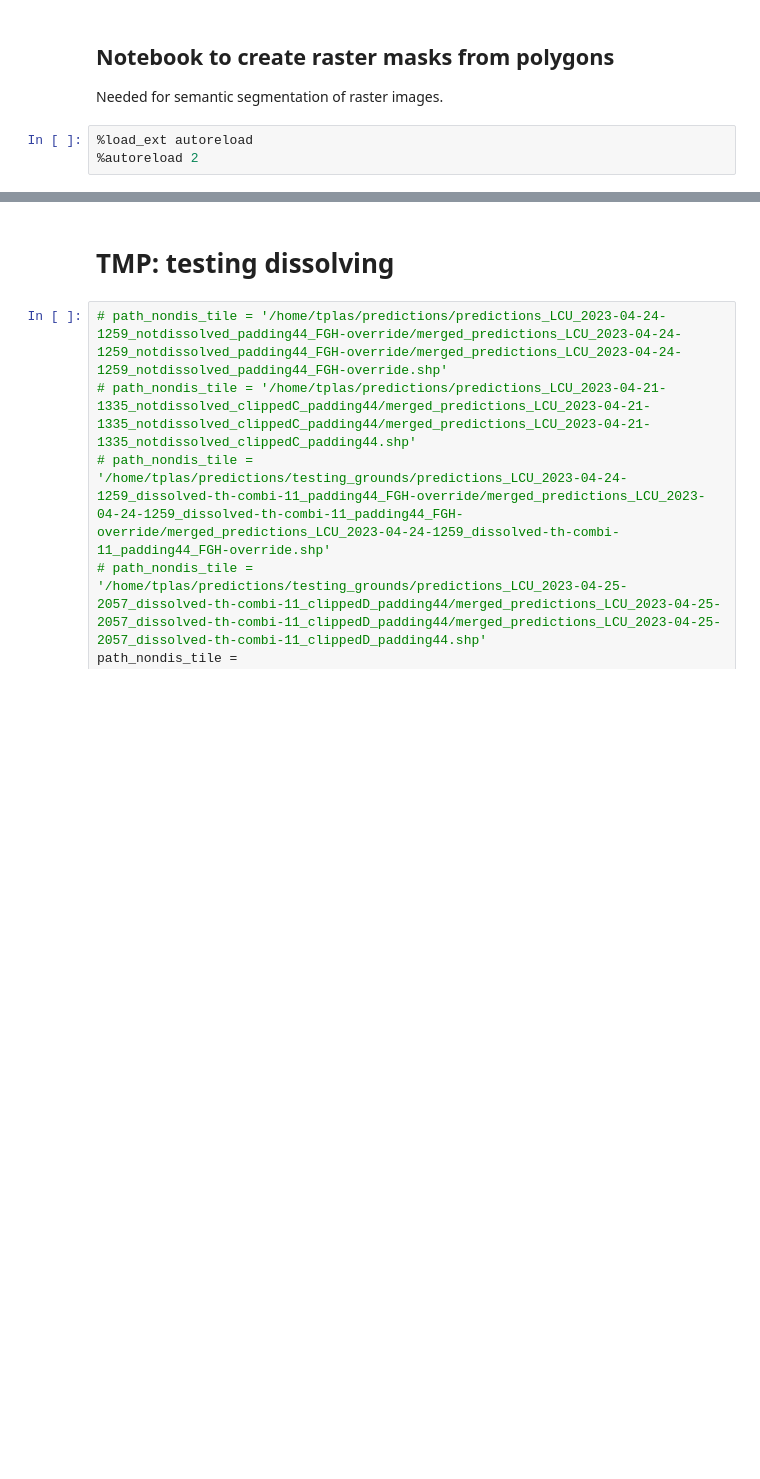
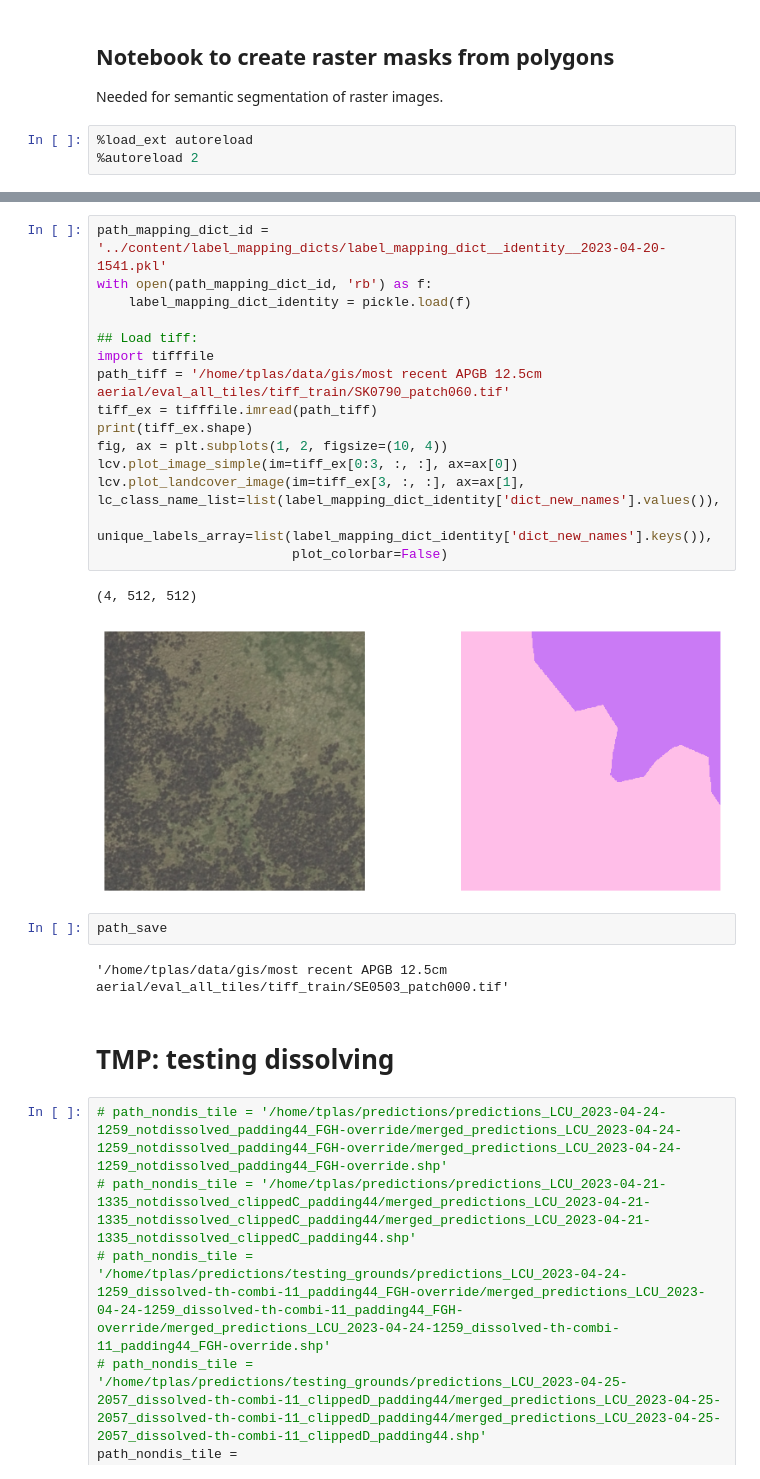
Before and after one commit to pdnpa/cnn-land-cover, a Jupyter notebook: notebooks/Create LC masks.ipynb, the cells around one changed output, grey strips where cells are left out. Saved outputs shown, nothing was run; the diff lists cells and outputs as text; blank space fills up the shorter version.

Commit message:
export patches as 4 band tiffs

```diff
--- a/notebooks/Create LC masks.ipynb
+++ b/notebooks/Create LC masks.ipynb
@@ -76,3 +70,25 @@ Name: Class name, Length: 65679, dtype: object
+# %%
+path_mapping_dict_id = '../content/label_mapping_dicts/label_mapping_dict__identity__2023-04-20-1541.pkl'
+with open(path_mapping_dict_id, 'rb') as f:
+    label_mapping_dict_identity = pickle.load(f)
+
+## Load tiff:
+import tifffile
+path_tiff = '/home/tplas/data/gis/most recent APGB 12.5cm aerial/eval_all_tiles/tiff_train/SK0790_patch060.tif'
+tiff_ex = tifffile.imread(path_tiff)
+print(tiff_ex.shape)
+fig, ax = plt.subplots(1, 2, figsize=(10, 4))
+lcv.plot_image_simple(im=tiff_ex[0:3, :, :], ax=ax[0])
+lcv.plot_landcover_image(im=tiff_ex[3, :, :], ax=ax[1], lc_class_name_list=list(label_mapping_dict_identity['dict_new_names'].values()),
+                         unique_labels_array=list(label_mapping_dict_identity['dict_new_names'].keys()),
+                         plot_colorbar=False)
+# %% [output]
+(4, 512, 512)
+[figure, added]
+# %%
+path_save
+# %% [output]
+'/home/tplas/data/gis/most recent APGB 12.5cm aerial/eval_all_tiles/tiff_train/SE0503_patch000.tif'
 # %% [markdown]
 # TMP: testing dissolving
 # %%
```
Also changed, not shown: parts of 10 cells of this notebook, 1 other file.
